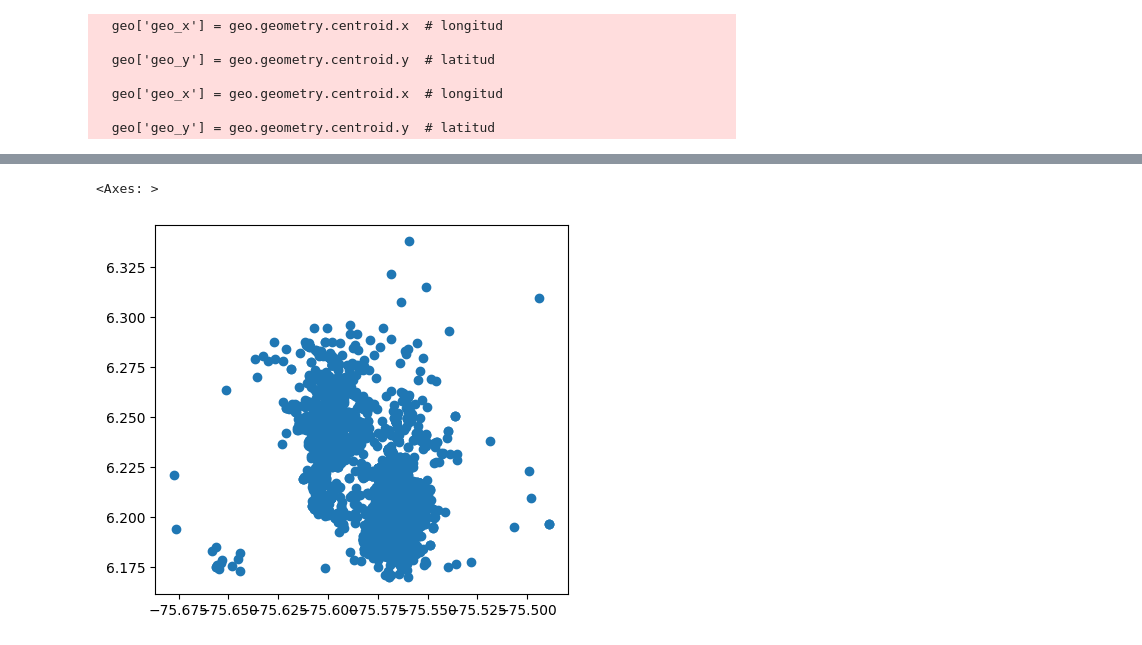
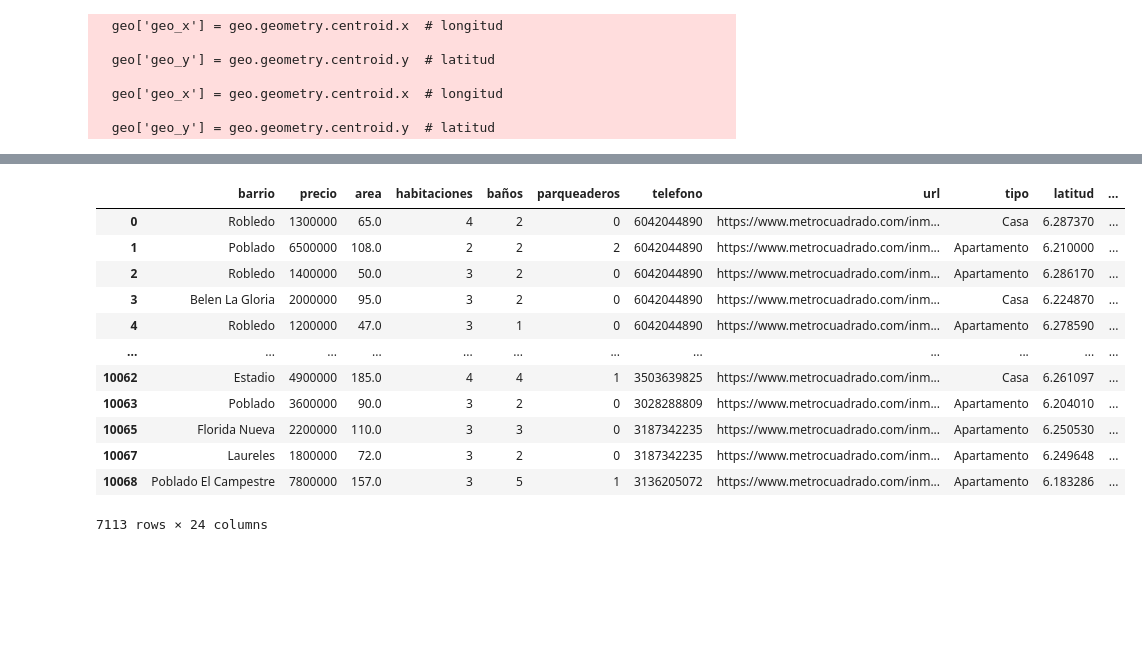
Before and after one commit to roman-correa/news, a Jupyter notebook: new_scraper.ipynb, the cells around one changed output, grey strips where cells are left out. Saved outputs shown, nothing was run; the diff lists cells and outputs as text; code cells hidden in the pictures; blank space fills up the shorter version.

```diff
--- a/new_scraper.ipynb
+++ b/new_scraper.ipynb
@@ -238,11 +233,17 @@ df_clean_ven = clean(med_geo, df_venta)
 
   geo['geo_y'] = geo.geometry.centroid.y  # latitud
 # %%
-arriendo_geo = gpd.GeoDataFrame(
-    df_clean_arr, geometry=gpd.points_from_xy(df_clean_arr.longitud, df_clean_arr.latitud), crs="EPSG:4326"
-)
-venta_geo = gpd.GeoDataFrame(
-    df_clean_ven, geometry=gpd.points_from_xy(df_clean_ven.longitud, df_clean_ven.latitud), crs="EPSG:4326"
-)
+def geodf_arr(df):
+    return gpd.GeoDataFrame(
+        df, geometry=gpd.points_from_xy(df.longitud, df.latitud), crs="EPSG:4326"
+    )
+
+def geodf_ven(df):
+    return gpd.GeoDataFrame(
+        df, geometry=gpd.points_from_xy(df.longitud, df.latitud), crs="EPSG:4326"
+    )
+# %%
+arriendo_geo = geodf_arr(df_clean_arr)
+venta_geo = geodf_ven(df_clean_ven)
 # %%
 arriendo_geo
@@ -249,8 +264,27 @@ arriendo_geo
 # %%
-arriendo_join = arriendo_geo.sjoin(med_geo, how = 'left')
-venta_join = venta_geo.sjoin(med_geo, how = 'left')
+def geo_join(arriendo, venta, med_geo):
+    arriendo_join = arriendo.sjoin(med_geo, how='left')
+    arriendo_join.columns = arriendo_join.columns.str.lower()
+    df_arr = pd.DataFrame(arriendo_join)
+    venta_join = venta.sjoin(med_geo, how='left')
+    venta_join.columns = venta_join.columns.str.lower()
+    df_ven = pd.DataFrame(venta_join)
+    return df_arr, df_ven
+# %%
+arriendo_mede, venta_mede = geo_join(arriendo_geo, venta_geo, med_geo)
 # %%
-arriendo_join.plot()
+arriendo_mede
 # %% [output]
+|  | barrio | precio | area | habitaciones | baños | parqueaderos | telefono | url | tipo | latitud | ... |
+| 0 | Robledo | 1300000 | 65.0 | 4 | 2 | 0 | 6042044890 | https://www.metrocuadrado.com/inm... | Casa | 6.287370 | ... |
+| 1 | Poblado | 6500000 | 108.0 | 2 | 2 | 2 | 6042044890 | https://www.metrocuadrado.com/inm... | Apartamento | 6.210000 | ... |
+| 2 | Robledo | 1400000 | 50.0 | 3 | 2 | 0 | 6042044890 | https://www.metrocuadrado.com/inm... | Apartamento | 6.286170 | ... |
+| 3 | Belen La Gloria | 2000000 | 95.0 | 3 | 2 | 0 | 6042044890 | https://www.metrocuadrado.com/inm... | Casa | 6.224870 | ... |
+| 4 | Robledo | 1200000 | 47.0 | 3 | 1 | 0 | 6042044890 | https://www.metrocuadrado.com/inm... | Apartamento | 6.278590 | ... |
+| ... | ... | ... | ... | ... | ... | ... | ... | ... | ... | ... | ... |
+| 10062 | Estadio | 4900000 | 185.0 | 4 | 4 | 1 | 3503639825 | https://www.metrocuadrado.com/inm... | Casa | 6.261097 | ... |
+| 10063 | Poblado | 3600000 | 90.0 | 3 | 2 | 0 | 3028288809 | https://www.metrocuadrado.com/inm... | Apartamento | 6.204010 | ... |
+| 10065 | Florida Nueva | 2200000 | 110.0 | 3 | 3 | 0 | 3187342235 | https://www.metrocuadrado.com/inm... | Apartamento | 6.250530 | ... |
+| 10067 | Laureles | 1800000 | 72.0 | 3 | 2 | 0 | 3187342235 | https://www.metrocuadrado.com/inm... | Apartamento | 6.249648 | ... |
+| 10068 | Poblado El Campestre | 7800000 | 157.0 | 3 | 5 | 1 | 3136205072 | https://www.metrocuadrado.com/inm... | Apartamento | 6.183286 | ... |
-<Axes: >
+7113 rows × 24 columns
-[figure, removed]
```
Also changed, not shown: parts of 11 cells of this notebook.
